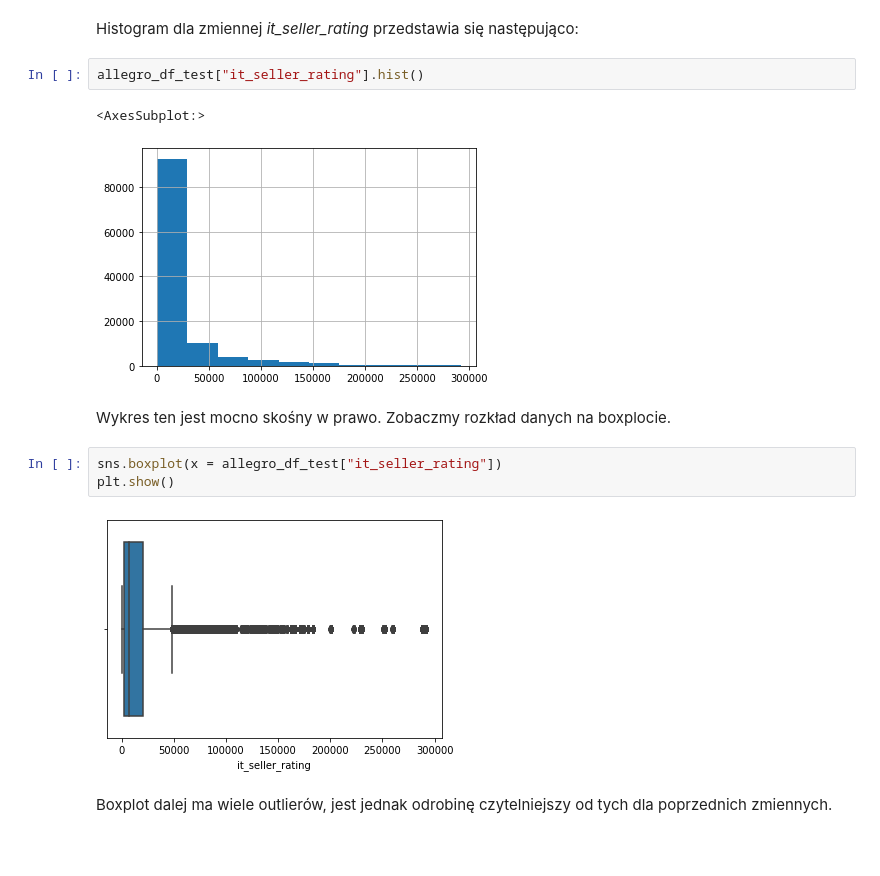
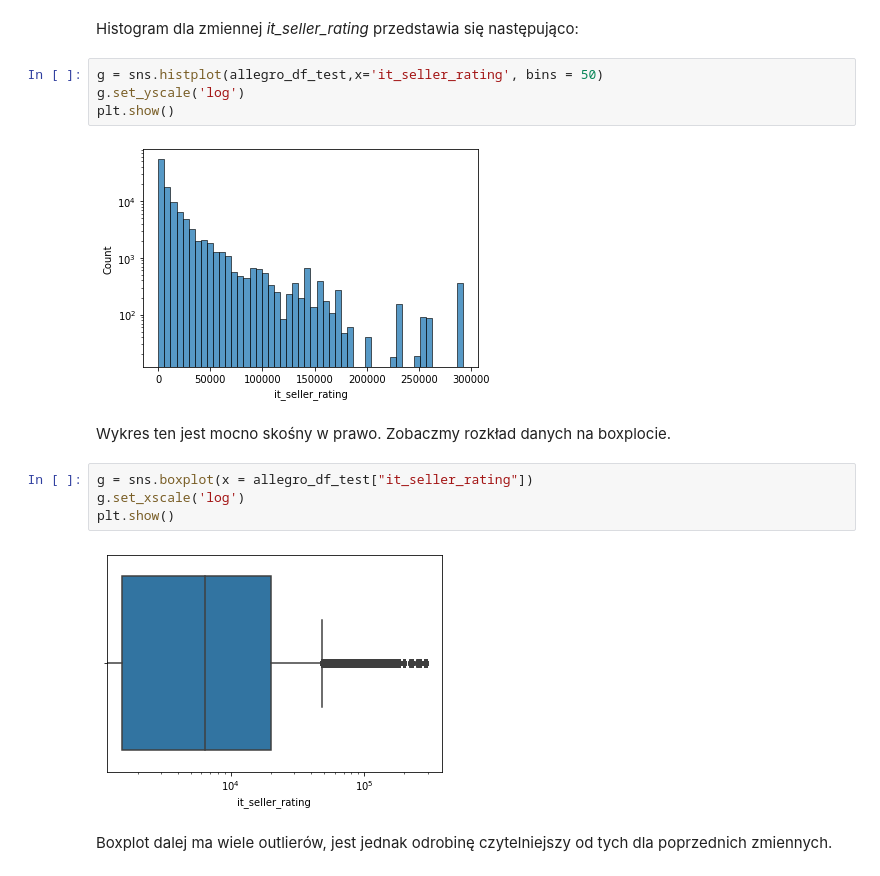
Before and after one commit to wi1lku/Introduction-to-machine-learning-, a Jupyter notebook: hw2/PD2_validation_2.ipynb, the cells around one changed output. Saved outputs shown, nothing was run; the diff lists cells and outputs as text; blank space fills up the shorter version.

```diff
--- a/hw2/PD2_validation_2.ipynb
+++ b/hw2/PD2_validation_2.ipynb
@@ -478,17 +479,19 @@ Wykres rzeczywiście przedstawia się bardziej czytelnie, jest jednak delikatnie
 # %% [markdown]
 Histogram dla zmiennej <i>it_seller_rating</i> przedstawia się następująco:
 # %%
-allegro_df_test["it_seller_rating"].hist()
+g = sns.histplot(allegro_df_test,x='it_seller_rating', bins = 50)
+g.set_yscale('log')
+plt.show()
 # %% [output]
-<AxesSubplot:>
-[figure, old version]
+[figure, new version]
 # %% [markdown]
 Wykres ten jest mocno skośny w prawo. Zobaczmy rozkład danych na boxplocie.
 # %%
-sns.boxplot(x = allegro_df_test["it_seller_rating"])
+g = sns.boxplot(x = allegro_df_test["it_seller_rating"])
+g.set_xscale('log')
 plt.show()
 # %% [output]
-[figure, old version]
+[figure, new version]
 # %% [markdown]
 Boxplot dalej ma wiele outlierów, jest jednak odrobinę czytelniejszy od tych dla poprzednich zmiennych.
 # %% [markdown]
```
Also changed, not shown: parts of 29 cells of this notebook.
